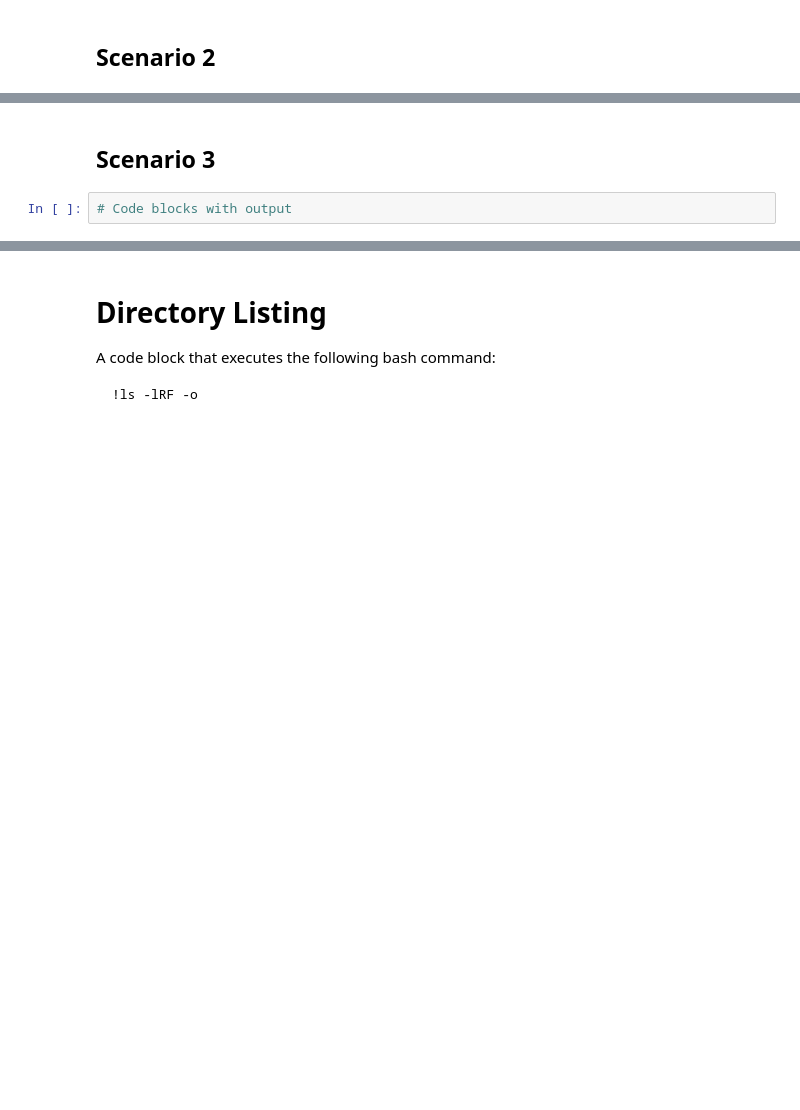
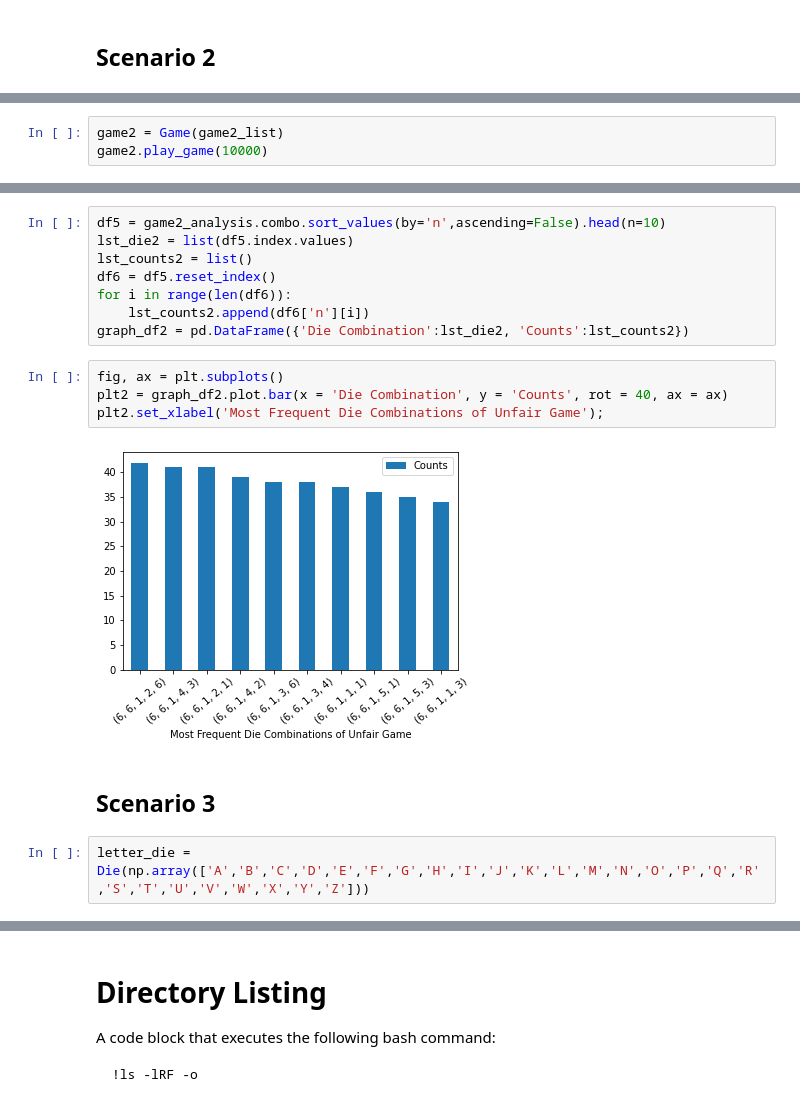
Before and after one commit to kristenrose01/DS5100-Final-Project, a Jupyter notebook: final-project-submission.ipynb, the cells around one changed output, grey strips where cells are left out. Drawn from its saved outputs; the diff is of its cells as text; blank space fills up the shorter version.

```diff
--- a/final-project-submission.ipynb
+++ b/final-project-submission.ipynb
@@ -36,0 +821,3 @@ These should have appropriate import statements even though the code is now in t
+# %%
+game2 = Game(game2_list)
+game2.play_game(10000)
@@ -37,4 +875,18 @@ These should have appropriate import statements even though the code is now in t
+# %%
+df5 = game2_analysis.combo.sort_values(by='n',ascending=False).head(n=10)
+lst_die2 = list(df5.index.values)
+lst_counts2 = list()
+df6 = df5.reset_index()
+for i in range(len(df6)):
+    lst_counts2.append(df6['n'][i])
+graph_df2 = pd.DataFrame({'Die Combination':lst_die2, 'Counts':lst_counts2})
+# %%
+fig, ax = plt.subplots()
+plt2 = graph_df2.plot.bar(x = 'Die Combination', y = 'Counts', rot = 40, ax = ax)
+plt2.set_xlabel('Most Frequent Die Combinations of Unfair Game');
+# %% [output]
+[figure, added]
 # %% [markdown]
 ## Scenario 3
-# %%
-# Code blocks with output
+# %%
+letter_die = Die(np.array(['A','B','C','D','E','F','G','H','I','J','K','L','M','N','O','P','Q','R','S','T','U','V','W','X','Y','Z']))
```
Also changed, not shown: parts of 61 cells of this notebook, 5 other files.
